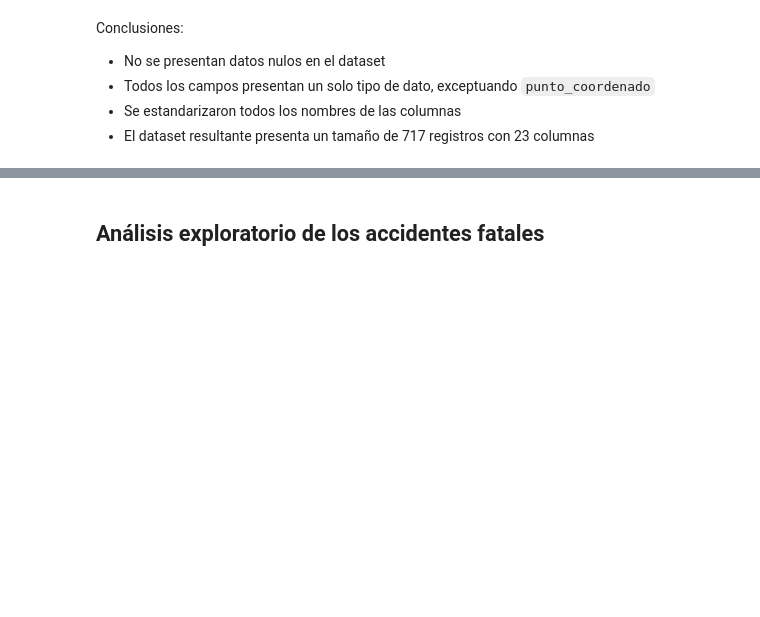
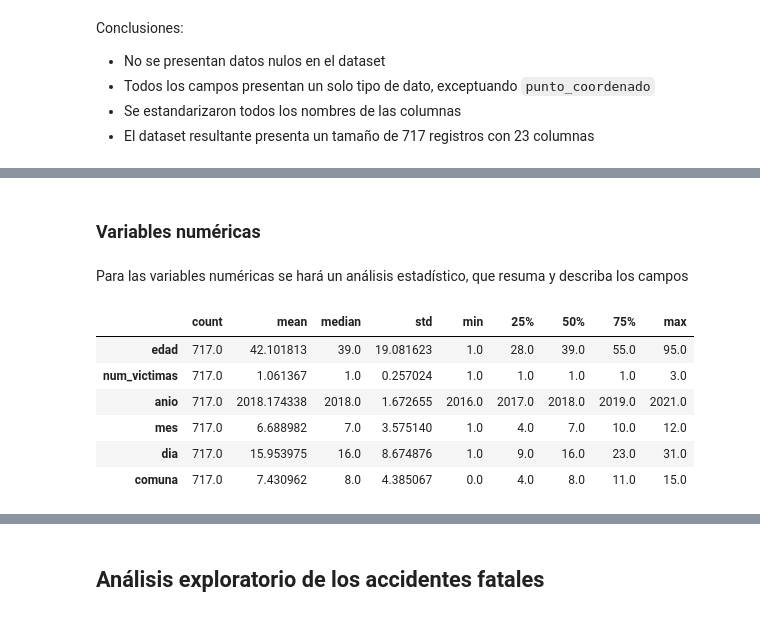
Before and after one commit to Ivan2125/Data-Analytics-Siniestros-Viales, a Jupyter notebook: 01-eda.ipynb, the cells around one changed output, grey strips where cells are left out. Cells and saved outputs as stored; diff of their text form; code cells hidden in the pictures; blank space fills up the shorter version.

```diff
--- a/01-eda.ipynb
+++ b/01-eda.ipynb
@@ -745,0 +771,18 @@ Conclusiones:
+# %% [markdown]
+### Variables numéricas
+# %% [markdown]
+Para las variables numéricas se hará un análisis estadístico, que resuma y describa los campos
+# %%
+utils.estadisticos_cont(
+    homicidios.select_dtypes("number").drop(
+        ["longitud", "latitud"], axis=1
+    )  # Se seleccionan las columnas cuyo datatype es number y se excluyen algunas columnas que no tendrían una relevancia estadisticamente hablando
+)
+# %% [output]
+|  | count | mean | median | std | min | 25% | 50% | 75% | max |
+| edad | 717.0 | 42.101813 | 39.0 | 19.081623 | 1.0 | 28.0 | 39.0 | 55.0 | 95.0 |
+| num_victimas | 717.0 | 1.061367 | 1.0 | 0.257024 | 1.0 | 1.0 | 1.0 | 1.0 | 3.0 |
+| anio | 717.0 | 2018.174338 | 2018.0 | 1.672655 | 2016.0 | 2017.0 | 2018.0 | 2019.0 | 2021.0 |
+| mes | 717.0 | 6.688982 | 7.0 | 3.575140 | 1.0 | 4.0 | 7.0 | 10.0 | 12.0 |
+| dia | 717.0 | 15.953975 | 16.0 | 8.674876 | 1.0 | 9.0 | 16.0 | 23.0 | 31.0 |
+| comuna | 717.0 | 7.430962 | 8.0 | 4.385067 | 0.0 | 4.0 | 8.0 | 11.0 | 15.0 |
```
Also changed, not shown: parts of 10 cells of this notebook, 2 other files.
